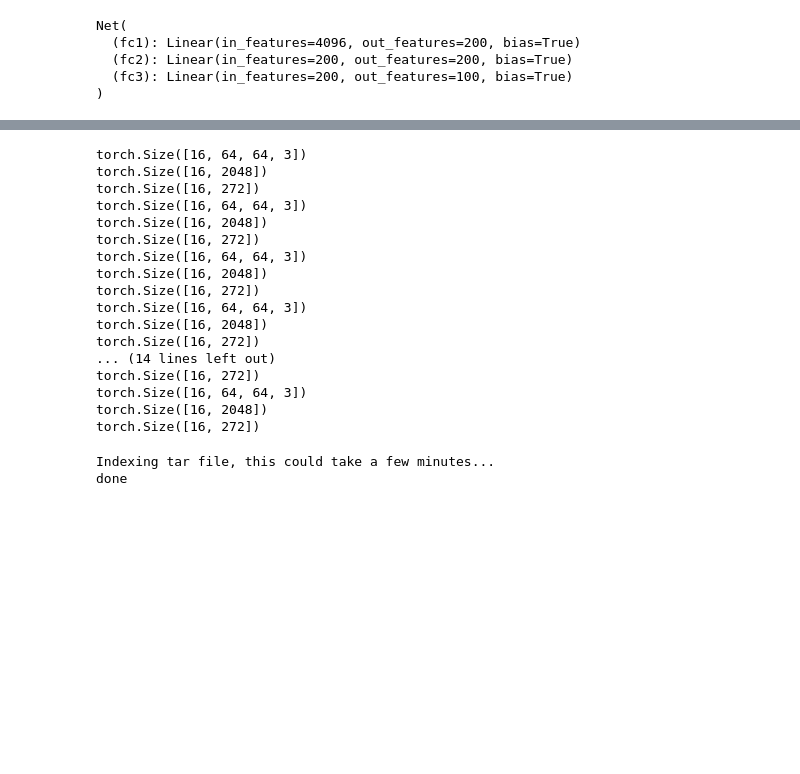
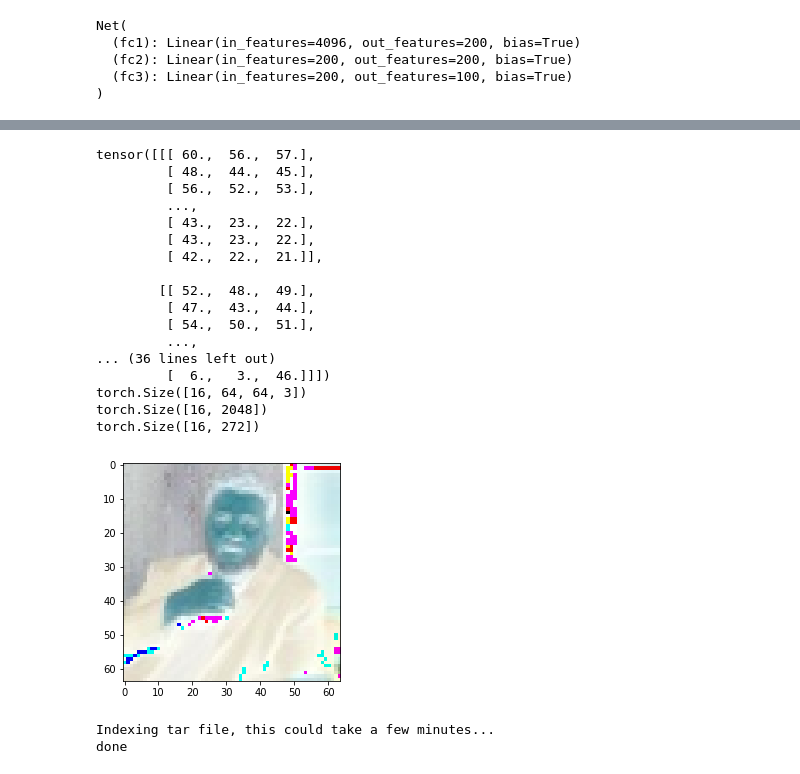
Before and after one commit to elisim/DeepTIME-Datahack2019, a Jupyter notebook: dataloader.ipynb, the cells around one changed output, grey strips where cells are left out. Saved outputs shown, nothing was run; the diff lists cells and outputs as text; code cells hidden in the pictures; blank space fills up the shorter version.

```diff
--- a/dataloader.ipynb
+++ b/dataloader.ipynb
@@ -120,35 +132,40 @@ done
 # %%
 n = 10
 for i, batch in enumerate(dataload):
-    if i == n:
+    if i == 1:
         break
     # break
+    img = batch['image'][0]
+    print(img)
+    plt.imshow(img)
     print(batch['image'].size())
+
     print(batch['signature'].size())
     print(batch['pose'].size())
 #     ax = plt.subplot(1, n, i+1)
 #     plt.tight_layout()
 #     ax.set_title('#{}'.format(i))
 #     ax.axis('off')
 #     plt.imshow(image)
 # %% [output]
+tensor([[[ 60.,  56.,  57.],
+         [ 48.,  44.,  45.],
+         [ 56.,  52.,  53.],
+         ...,
+         [ 43.,  23.,  22.],
+         [ 43.,  23.,  22.],
+         [ 42.,  22.,  21.]],
+
+        [[ 52.,  48.,  49.],
+         [ 47.,  43.,  44.],
+         [ 54.,  50.,  51.],
+         ...,
+... (36 lines left out)
+         [  6.,   3.,  46.]]])
 torch.Size([16, 64, 64, 3])
 torch.Size([16, 2048])
 torch.Size([16, 272])
-torch.Size([16, 64, 64, 3])
-torch.Size([16, 2048])
-torch.Size([16, 272])
-torch.Size([16, 64, 64, 3])
-torch.Size([16, 2048])
-torch.Size([16, 272])
-torch.Size([16, 64, 64, 3])
-torch.Size([16, 2048])
-torch.Size([16, 272])
-... (14 lines left out)
-torch.Size([16, 272])
-torch.Size([16, 64, 64, 3])
-torch.Size([16, 2048])
-torch.Size([16, 272])
+[figure, added]
 # %%
     #try load test data
     data_dir = TEST_DIR
```
Also changed, not shown: parts of 2 cells of this notebook.
